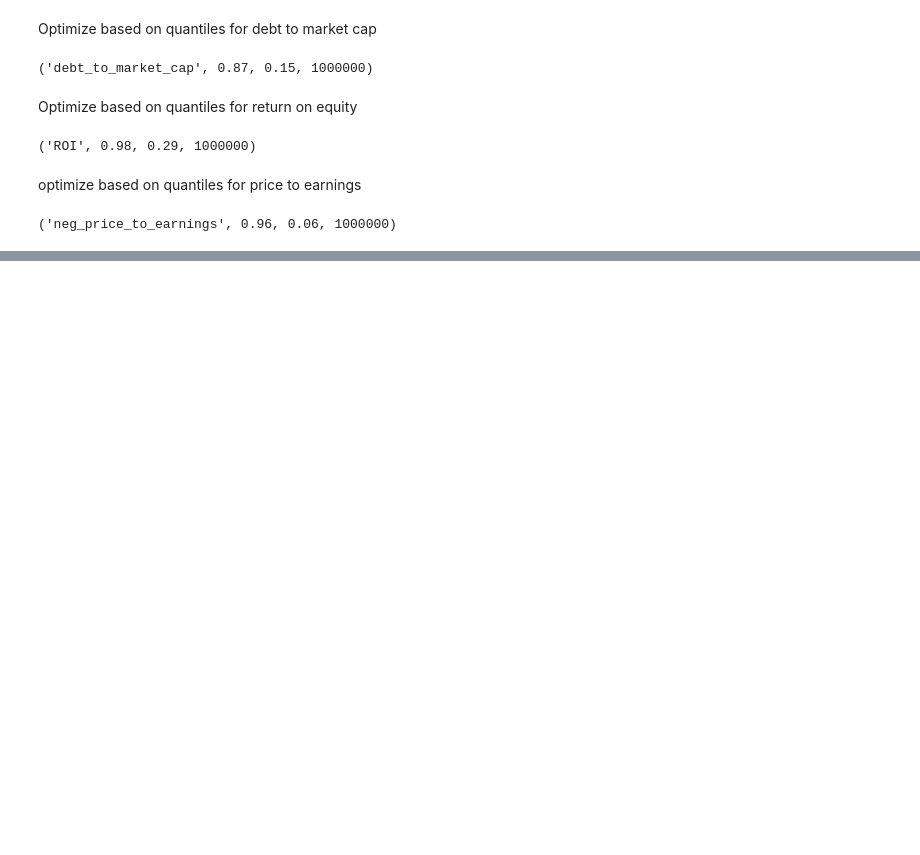
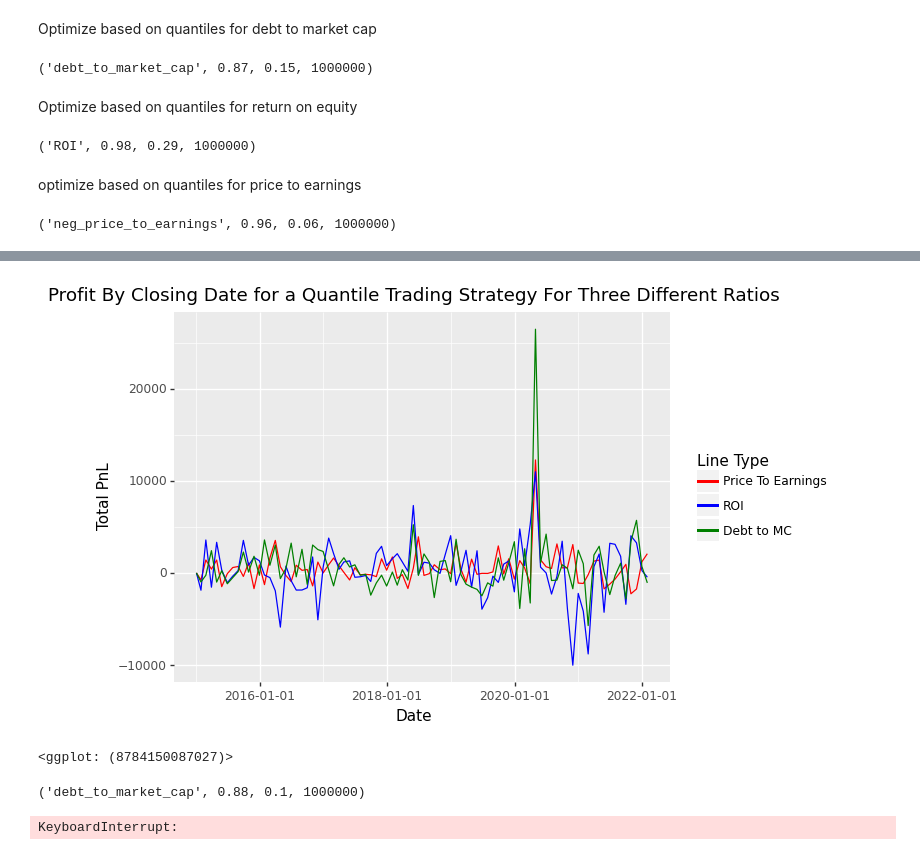
Before and after one commit to tsmcdonnell6604/Quant-Trading-Strategies, a Jupyter notebook: QTS_HW_3_trading.ipynb, the cells around one changed output, grey strips where cells are left out. Saved outputs shown, nothing was run; the diff lists cells and outputs as text; code cells hidden in the pictures; blank space fills up the shorter version.

```diff
--- a/QTS_HW_3_trading.ipynb
+++ b/QTS_HW_3_trading.ipynb
@@ -198,0 +198,37 @@ plt.show()
+# %%
+(ggplot(debt_t_m)
+ + aes(x='date', y='pnl_by_date', color = 'Line Type')
+ + geom_line()
+ + geom_line(aes(x='date', y='pnl_by_date', color = 'Line Type'), data=roi)
+ + geom_line(aes(x='date', y='pnl_by_date', color = 'Line Type'), data=price_to_earnings)
+ + scale_x_date(date_breaks = "2 years", date_labels = "%Y-%m-%d")
+ + ggtitle("Profit By Closing Date for a Quantile Trading Strategy For Three Different Ratios")
+ + xlab("Date")
+ + ylab("Total PnL")
+ + scale_color_manual(name='Line Type', labels=['Price To Earnings', 'ROI', 'Debt to MC'], values=['Red', 'Blue', 'Green'])
+)
+# %% [output]
+[figure, added]
+<ggplot: (8784150087027)>
+# %%
+d = -1000000000
+for i in tqdm(range(80,99)):
+    for j in range(1,20):
+        x = quantile_trading('differenced_debt_to_market_cap', i/100, j/100, 1000000)
+        if x.iloc[-1]['total_pnl'] > d:
+            d = x.iloc[-1]['total_pnl']
+            params = ('debt_to_market_cap', i/100, j/100, 1000000)
+params
+# %% [output]
+('debt_to_market_cap', 0.88, 0.1, 1000000)
+# %%
+d = -1000000000
+for i in tqdm(range(70,99)):
+    for j in range(1,30):
+        x = quantile_trading('differenced_roi', i/100, j/100, 1000000)
+        if x.iloc[-1]['total_pnl'] > d:
+            d = x.iloc[-1]['total_pnl']
+            params = ('ROI', i/100, j/100, 1000000)
+params
+# %% [output]
+KeyboardInterrupt:
```
Also changed, not shown: parts of 10 cells of this notebook.
